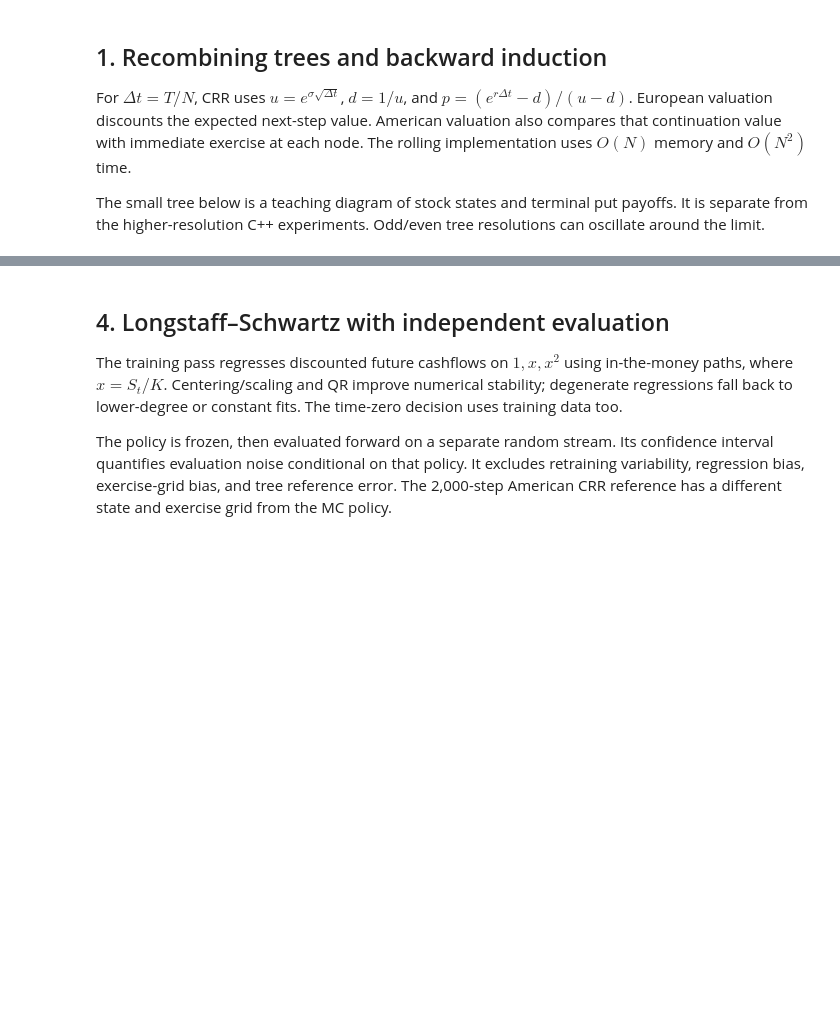
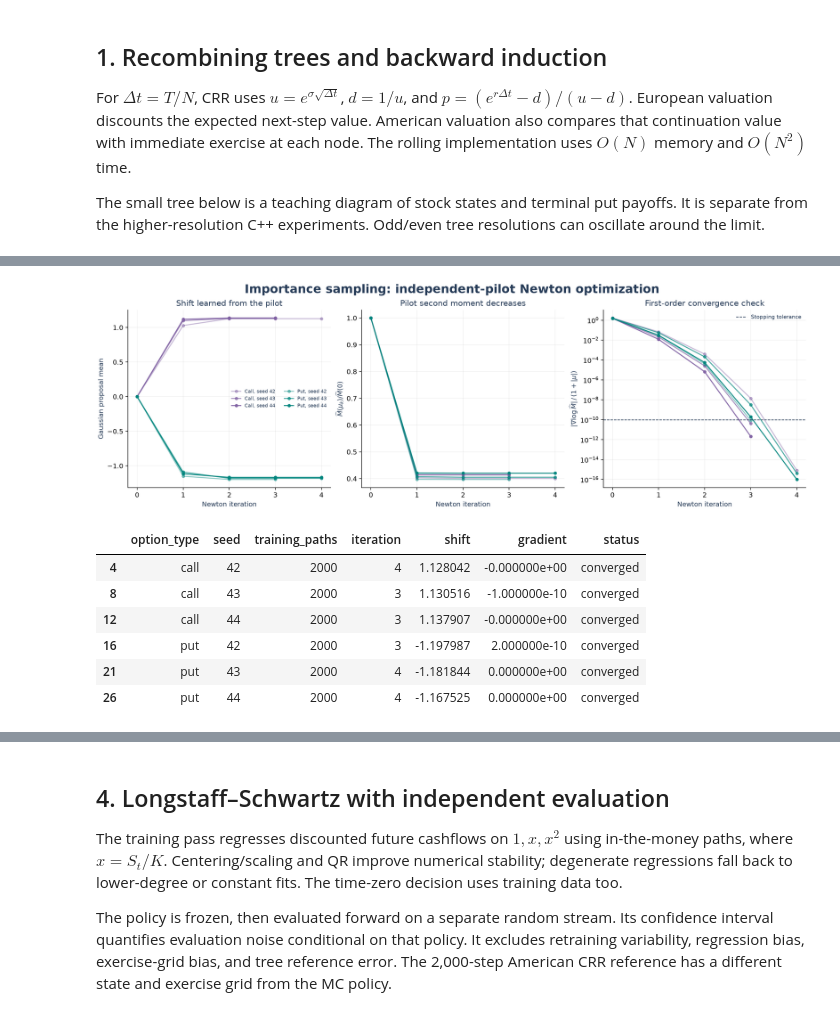
Before and after one commit to miracl-3/Numerical-Methods-in-Option-Pricing, a Jupyter notebook: notebooks/option_pricing.ipynb, the cells around one changed output, grey strips where cells are left out. Drawn from its saved outputs; the diff is of its cells as text; code cells hidden in the pictures; blank space fills up the shorter version.

```diff
--- a/notebooks/option_pricing.ipynb
+++ b/notebooks/option_pricing.ipynb
@@ -133,0 +153,17 @@ display(largest[['option_type', 'method', 'price', 'standard_error',
+# %%
+display(Image(filename=str(ROOT / 'figures' / 'newton_convergence.png')))
+trace = frames['newton_convergence']
+final_fits = trace.groupby(['option_type', 'seed'], sort=False).tail(1)
+display(final_fits[['option_type', 'seed', 'training_paths', 'iteration',
+                    'shift', 'gradient', 'status']].round(10))
+display(frames['variance_summary'][['option_type', 'method', 'paths', 'seeds',
+    'training_paths', 'median_variance_reduction_pct', 'median_work_adjusted_factor']].round(4))
+# %% [output]
+[figure, added]
+|  | option_type | seed | training_paths | iteration | shift | gradient | status |
+| 4 | call | 42 | 2000 | 4 | 1.128042 | -0.000000e+00 | converged |
+| 8 | call | 43 | 2000 | 3 | 1.130516 | -1.000000e-10 | converged |
+| 12 | call | 44 | 2000 | 3 | 1.137907 | -0.000000e+00 | converged |
+| 16 | put | 42 | 2000 | 3 | -1.197987 | 2.000000e-10 | converged |
+| 21 | put | 43 | 2000 | 4 | -1.181844 | 0.000000e+00 | converged |
+| 26 | put | 44 | 2000 | 4 | -1.167525 | 0.000000e+00 | converged |
```
Also changed, not shown: parts of 10 cells of this notebook, 26 other files.
